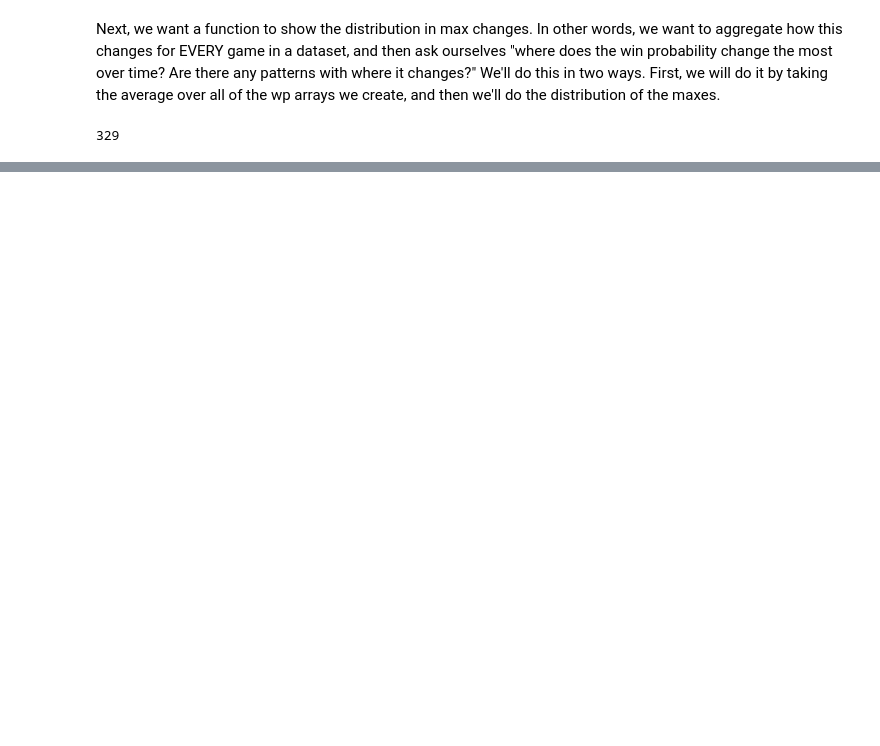
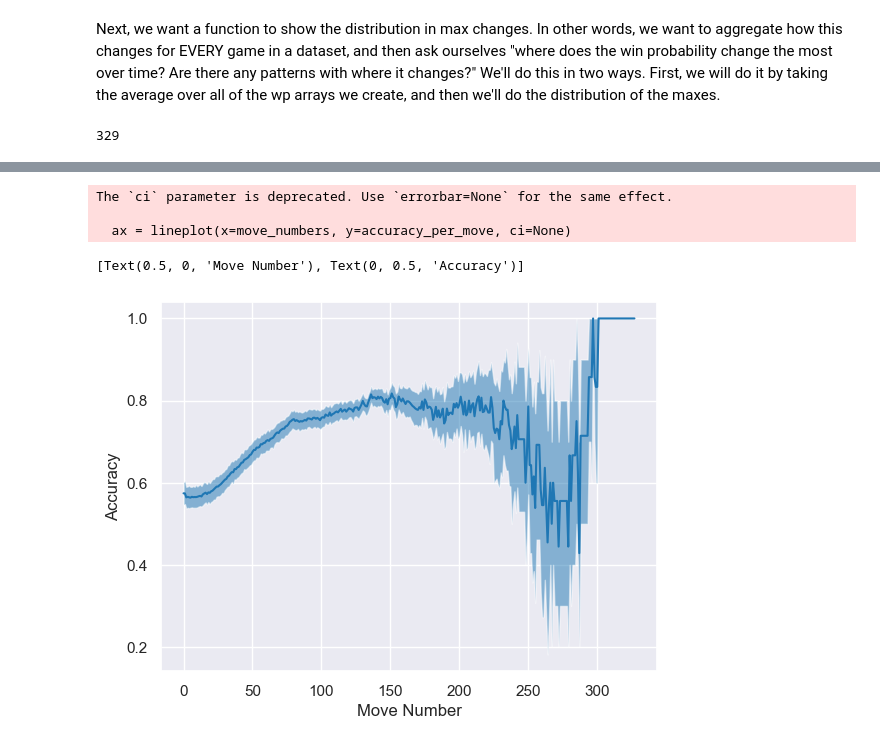
Before and after one commit to piercingecho/chess-win-probability-modeling, a Jupyter notebook: any_move_winprob.ipynb, the cells around one changed output, grey strips where cells are left out. Saved outputs shown, nothing was run; the diff lists cells and outputs as text; code cells hidden in the pictures; blank space fills up the shorter version.

```diff
--- a/any_move_winprob.ipynb
+++ b/any_move_winprob.ipynb
@@ -866,0 +977,3 @@ Text(0.5, 1.0, 'Distribution of Winprob Changing Throughout Games')
+# %%
+for i in range(len(accuracy_per_move)):
+    print(accuracy_per_move[i] * num_games_for_each_move_num[i], num_games_for_each_move_num[i])
@@ -866,0 +1043,13 @@ Text(0.5, 1.0, 'Distribution of Winprob Changing Throughout Games')
+# %%
+from seaborn import lineplot
+
+move_numbers = list(i for i in range(len(error_lowers)))
+ax = lineplot(x=move_numbers, y=accuracy_per_move, ci=None)
+ax.fill_between(move_numbers, error_lowers, error_uppers, alpha=0.5)
+ax.set(xlabel="Move Number", ylabel="Accuracy")
+# %% [output]
+The `ci` parameter is deprecated. Use `errorbar=None` for the same effect.
+
+  ax = lineplot(x=move_numbers, y=accuracy_per_move, ci=None)
+[Text(0.5, 0, 'Move Number'), Text(0, 0.5, 'Accuracy')]
+[figure, added]
```
Also changed, not shown: parts of 20 cells of this notebook.
